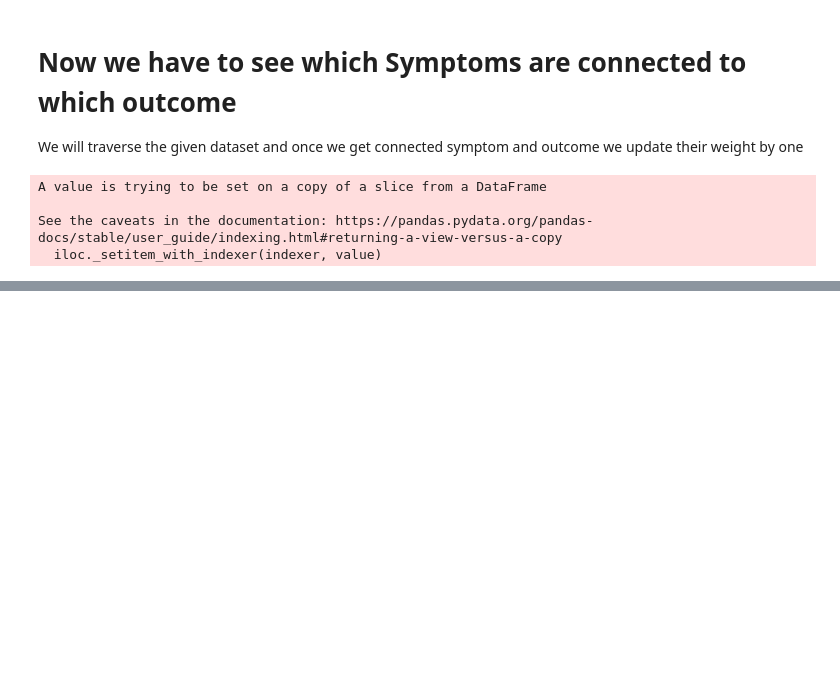
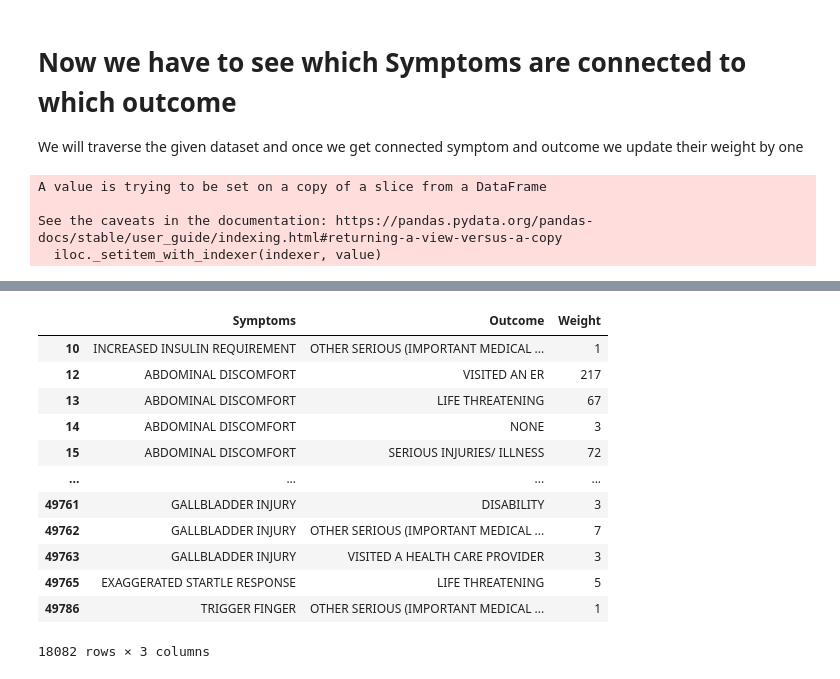
Before and after one commit to VaishU2235/CAERS-Graph-Network-Dashboard, a Jupyter notebook: Converting DF to networkx.ipynb, the cells around one changed output, grey strips where cells are left out. Saved outputs shown, nothing was run; the diff lists cells and outputs as text; code cells hidden in the pictures; blank space fills up the shorter version.

```diff
--- a/Converting DF to networkx.ipynb
+++ b/Converting DF to networkx.ipynb
@@ -223,2 +230,20 @@ Graph_df
+# %%
+Graph_df = Graph_df[Graph_df.Weight != 0]
+# %%
+Graph_df
+# %% [output]
+|  | Symptoms | Outcome | Weight |
+| 10 | INCREASED INSULIN REQUIREMENT | OTHER SERIOUS (IMPORTANT MEDICAL ... | 1 |
+| 12 | ABDOMINAL DISCOMFORT | VISITED AN ER | 217 |
+| 13 | ABDOMINAL DISCOMFORT | LIFE THREATENING | 67 |
+| 14 | ABDOMINAL DISCOMFORT | NONE | 3 |
+| 15 | ABDOMINAL DISCOMFORT | SERIOUS INJURIES/ ILLNESS | 72 |
+| ... | ... | ... | ... |
+| 49761 | GALLBLADDER INJURY | DISABILITY | 3 |
+| 49762 | GALLBLADDER INJURY | OTHER SERIOUS (IMPORTANT MEDICAL ... | 7 |
+| 49763 | GALLBLADDER INJURY | VISITED A HEALTH CARE PROVIDER | 3 |
+| 49765 | EXAGGERATED STARTLE RESPONSE | LIFE THREATENING | 5 |
+| 49786 | TRIGGER FINGER | OTHER SERIOUS (IMPORTANT MEDICAL ... | 1 |
+18082 rows × 3 columns
 # %%
 G=nx.from_pandas_edgelist(Graph_df, 'Symptoms', 'Outcome', ['Weight', 'Weight'])
```
Also changed, not shown: parts of 15 cells of this notebook, 4 other files.
